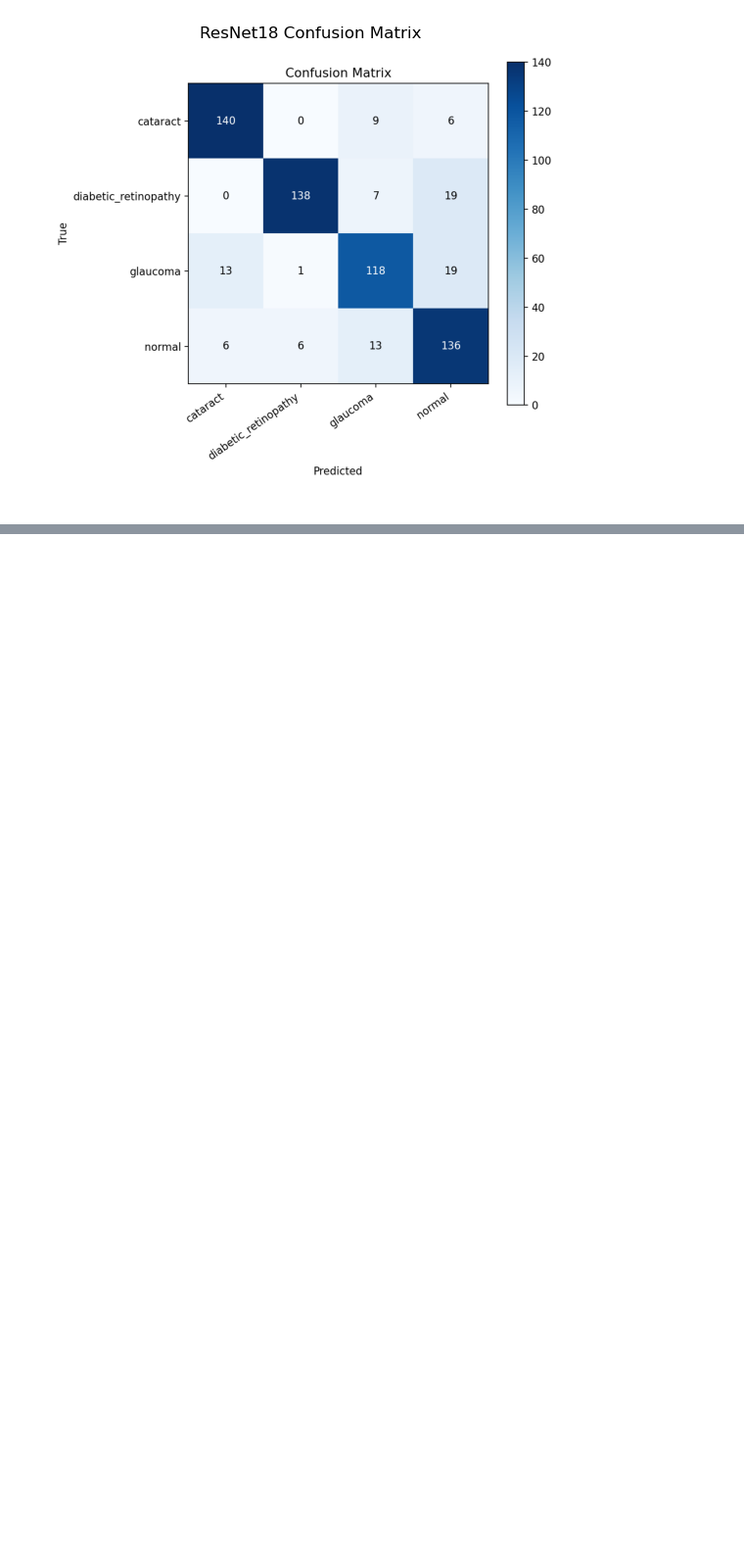
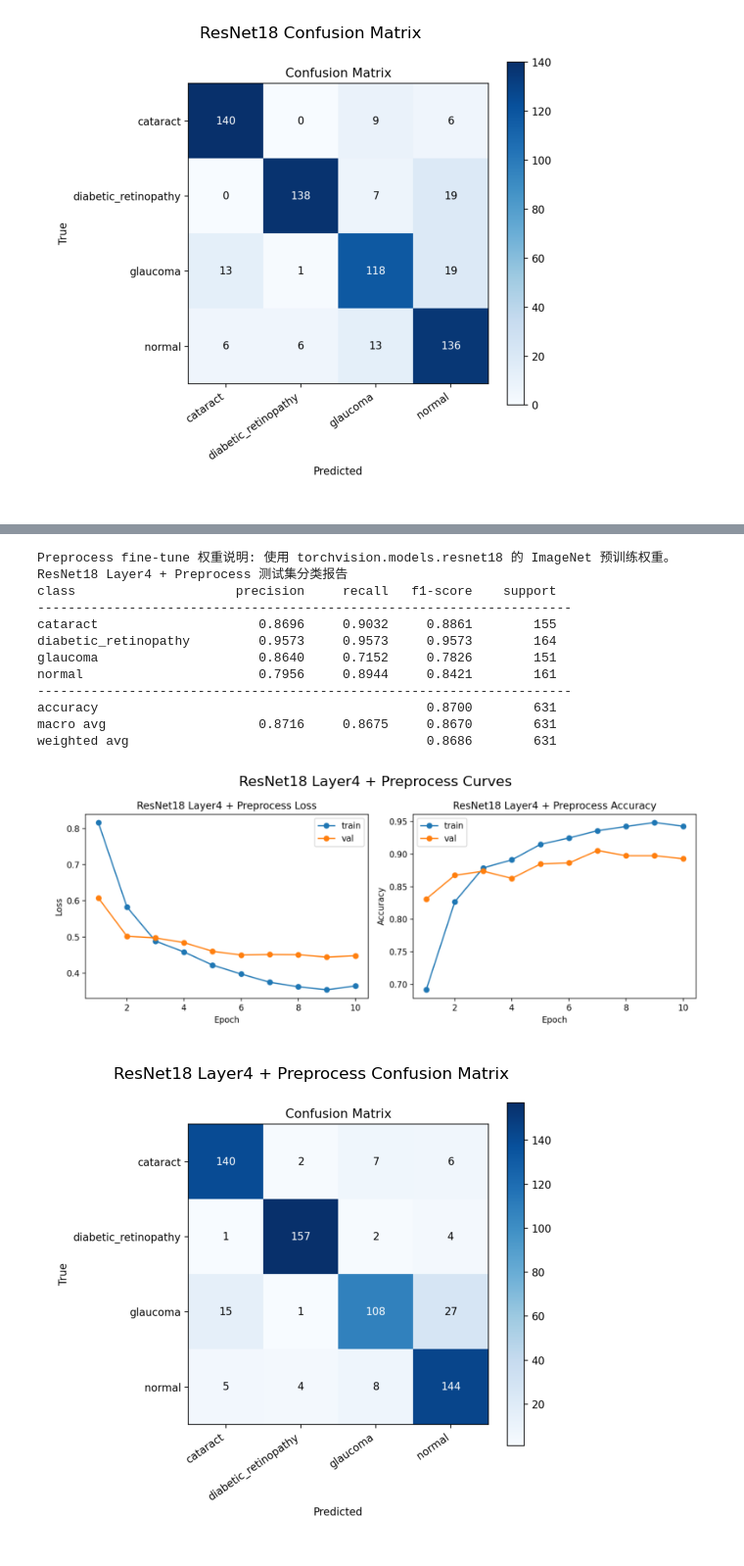
Before and after one commit to Ygrowly/Deep-Learning, a Jupyter notebook: DL课程设计.ipynb, the cells around one changed output, grey strips where cells are left out. Shown at 98% size. Cells and saved outputs as stored; diff of their text form; code cells hidden in the pictures; blank space fills up the shorter version.

```diff
--- a/DL课程设计.ipynb
+++ b/DL课程设计.ipynb
@@ -342,0 +473,68 @@ ResNet18 权重说明
+# %%
+preprocess_outputs = [
+    "resnet18_preprocess_finetune_curves.png",
+    "resnet18_preprocess_finetune_confusion_matrix.png",
+    "resnet18_preprocess_finetune_classification_report.txt",
+    "best_resnet18_preprocess_finetune.pth",
+]
+missing_preprocess_outputs = [name for name in preprocess_outputs if not (OUTPUT_DIR / name).exists()]
+
+preprocess_train_loader, preprocess_val_loader, preprocess_test_loader, _ = create_preprocess_finetune_dataloaders(
+    batch_size=BATCH_SIZE
+)
+preprocess_model, preprocess_note = build_resnet18(num_classes, allow_download=True, unfreeze_layer4=True)
+print("Preprocess fine-tune 权重说明:", preprocess_note)
+
+if FORCE_EXTENDED or missing_preprocess_outputs:
+    preprocess_model, preprocess_history = fit_resnet18_layer4_finetune(
+        preprocess_model,
+        preprocess_train_loader,
+        preprocess_val_loader,
+        num_epochs=10,
+        layer4_lr=3e-5,
+        fc_lr=3e-4,
+        weight_decay=1e-4,
+        patience=3,
+        save_path=OUTPUT_DIR / "best_resnet18_preprocess_finetune.pth",
+    )
+    plot_training_history(
+        preprocess_history,
+        "ResNet18 Layer4 + Preprocess",
+        save_path=FIGURE_DIR / "resnet18_preprocess_finetune_curves.png",
+    )
+
+    preprocess_metrics = evaluate_model(preprocess_model, preprocess_test_loader, class_names)
+    preprocess_report_text, _ = save_named_experiment_report(
+        preprocess_metrics,
+        "ResNet18 Layer4 + Preprocess 测试集分类报告",
+        "resnet18_preprocess_finetune_classification_report.txt",
+        "resnet18_preprocess_finetune",
+    )
+    print(preprocess_report_text)
+    plot_confusion_matrix(
+        preprocess_metrics["confusion_matrix"],
+        class_names,
+        save_path=FIGURE_DIR / "resnet18_preprocess_finetune_confusion_matrix.png",
+    )
+else:
+    print((OUTPUT_DIR / "resnet18_preprocess_finetune_classification_report.txt").read_text(encoding="utf-8"))
+    show_saved_image("resnet18_preprocess_finetune_curves.png", title="ResNet18 Layer4 + Preprocess Curves")
+    show_saved_image(
+        "resnet18_preprocess_finetune_confusion_matrix.png",
+        title="ResNet18 Layer4 + Preprocess Confusion Matrix",
+    )
+# %% [output]
+Preprocess fine-tune 权重说明: 使用 torchvision.models.resnet18 的 ImageNet 预训练权重。
+ResNet18 Layer4 + Preprocess 测试集分类报告
+class                     precision     recall   f1-score    support
+----------------------------------------------------------------------
+cataract                     0.8696     0.9032     0.8861        155
+diabetic_retinopathy         0.9573     0.9573     0.9573        164
+glaucoma                     0.8640     0.7152     0.7826        151
+normal                       0.7956     0.8944     0.8421        161
+----------------------------------------------------------------------
+accuracy                                           0.8700        631
+macro avg                    0.8716     0.8675     0.8670        631
+weighted avg                                       0.8686        631
+[figure, added]
+[figure, added]
```
Also changed, not shown: parts of 49 cells of this notebook, 12 other files.
